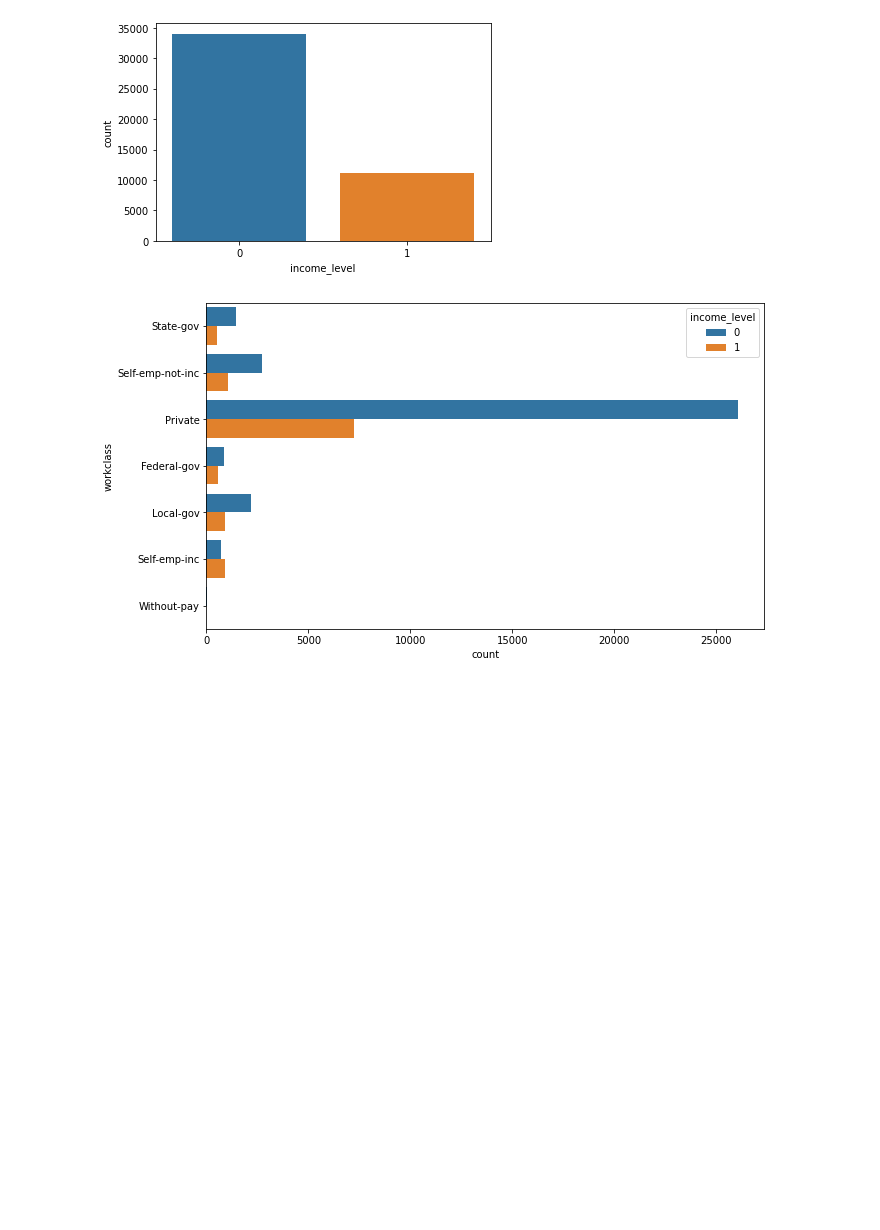
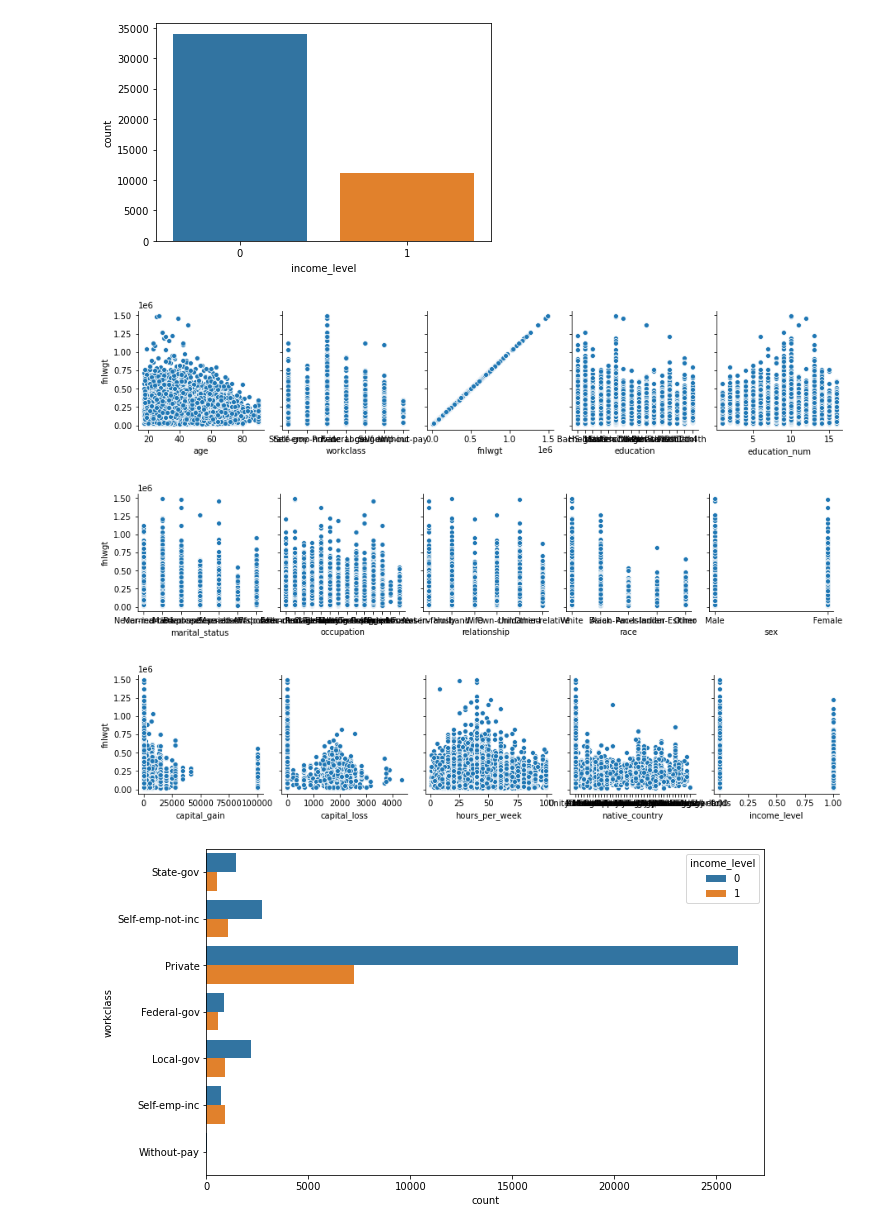
Before and after one commit to pablo2811/salary-predictive, a Jupyter notebook: EDA.ipynb, the cells around one changed output. Drawn from its saved outputs; the diff is of its cells as text; code cells hidden in the pictures; blank space fills up the shorter version.

```diff
--- a/EDA.ipynb
+++ b/EDA.ipynb
@@ -179,6 +208,15 @@ sns.countplot(data = df, x = "income_level", label="count")
 plt.show()
 # %% [output]
 [figure]
+# %%
+sns.pairplot(df, y_vars="fnlwgt", x_vars= df.columns.values[:5])
+sns.pairplot(df, y_vars="fnlwgt", x_vars= df.columns.values[5:10])
+sns.pairplot(df, y_vars="fnlwgt", x_vars= df.columns.values[10:])
+plt.show()
+# %% [output]
+[figure, added]
+[figure, added]
+[figure, added]
 # %%
 plt.figure(figsize = (10, 6))
 sns.countplot(data = df, y = "workclass", hue = "income_level")
```
Also changed, not shown: parts of 21 cells of this notebook, 1 other file.
